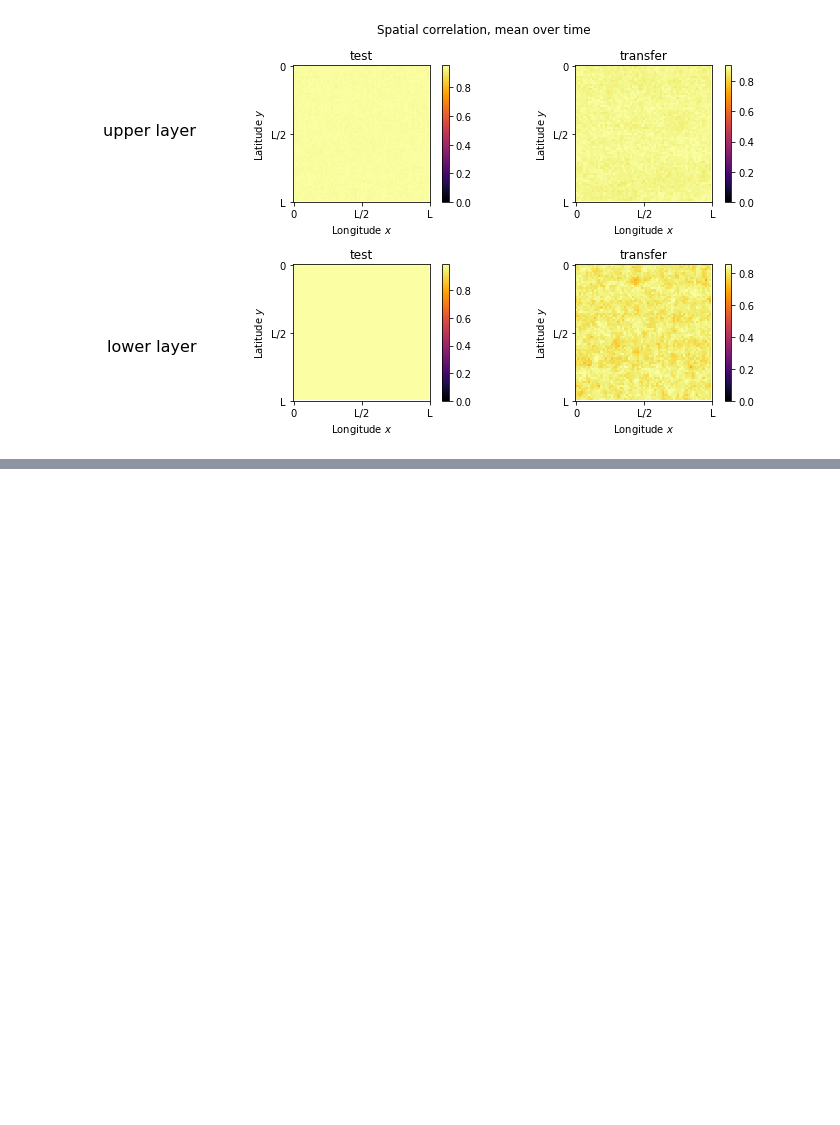
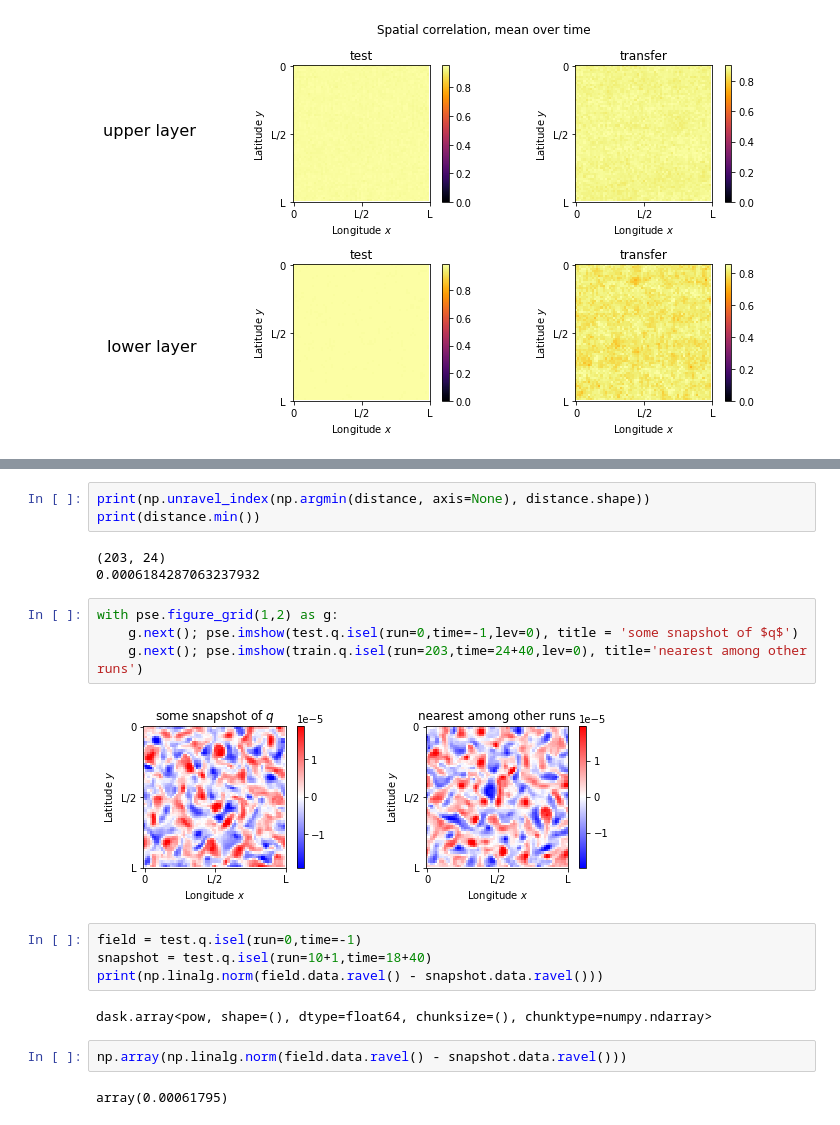
Before and after one commit to Pperezhogin/pyqg_experiments_Ross, a Jupyter notebook: pyqg_subgrid_experiments/test_Ross.ipynb, the cells around one changed output, grey strips where cells are left out. Cells and saved outputs as stored; diff of their text form; blank space fills up the shorter version.

```diff
--- a/pyqg_subgrid_experiments/test_Ross.ipynb
+++ b/pyqg_subgrid_experiments/test_Ross.ipynb
@@ -166,0 +249,22 @@ with pse.figure_grid(2,3) as g:
+# %%
+print(np.unravel_index(np.argmin(distance, axis=None), distance.shape))
+print(distance.min())
+# %% [output]
+(203, 24)
+0.0006184287063237932
+# %%
+with pse.figure_grid(1,2) as g:
+    g.next(); pse.imshow(test.q.isel(run=0,time=-1,lev=0), title = 'some snapshot of $q$')
+    g.next(); pse.imshow(train.q.isel(run=203,time=24+40,lev=0), title='nearest among other runs')
+# %% [output]
+[figure, added]
+# %%
+field = test.q.isel(run=0,time=-1)
+snapshot = test.q.isel(run=10+1,time=18+40)
+print(np.linalg.norm(field.data.ravel() - snapshot.data.ravel()))
+# %% [output]
+dask.array<pow, shape=(), dtype=float64, chunksize=(), chunktype=numpy.ndarray>
+# %%
+np.array(np.linalg.norm(field.data.ravel() - snapshot.data.ravel()))
+# %% [output]
+array(0.00061795)
```
Also changed, not shown: parts of 8 cells of this notebook.
